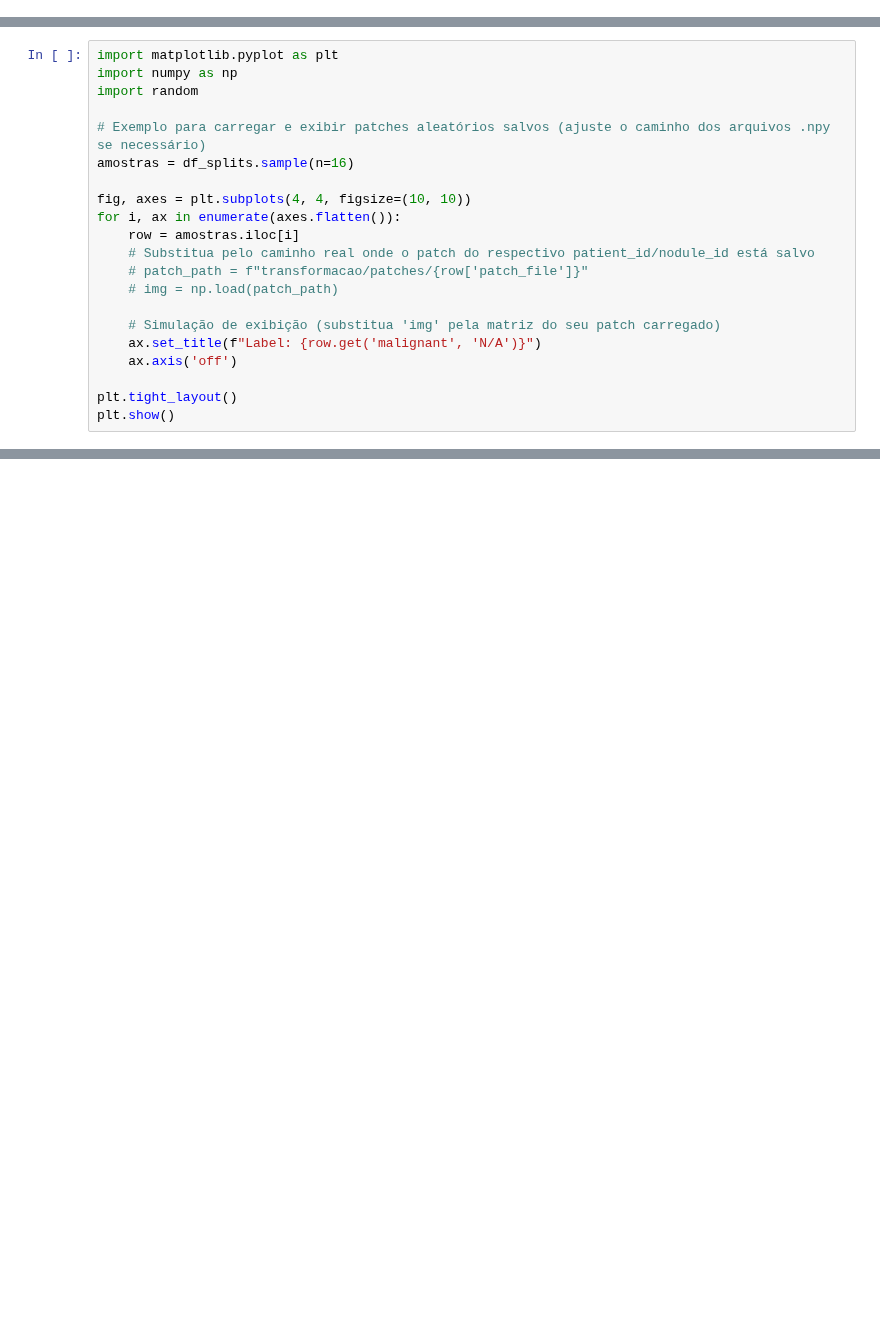
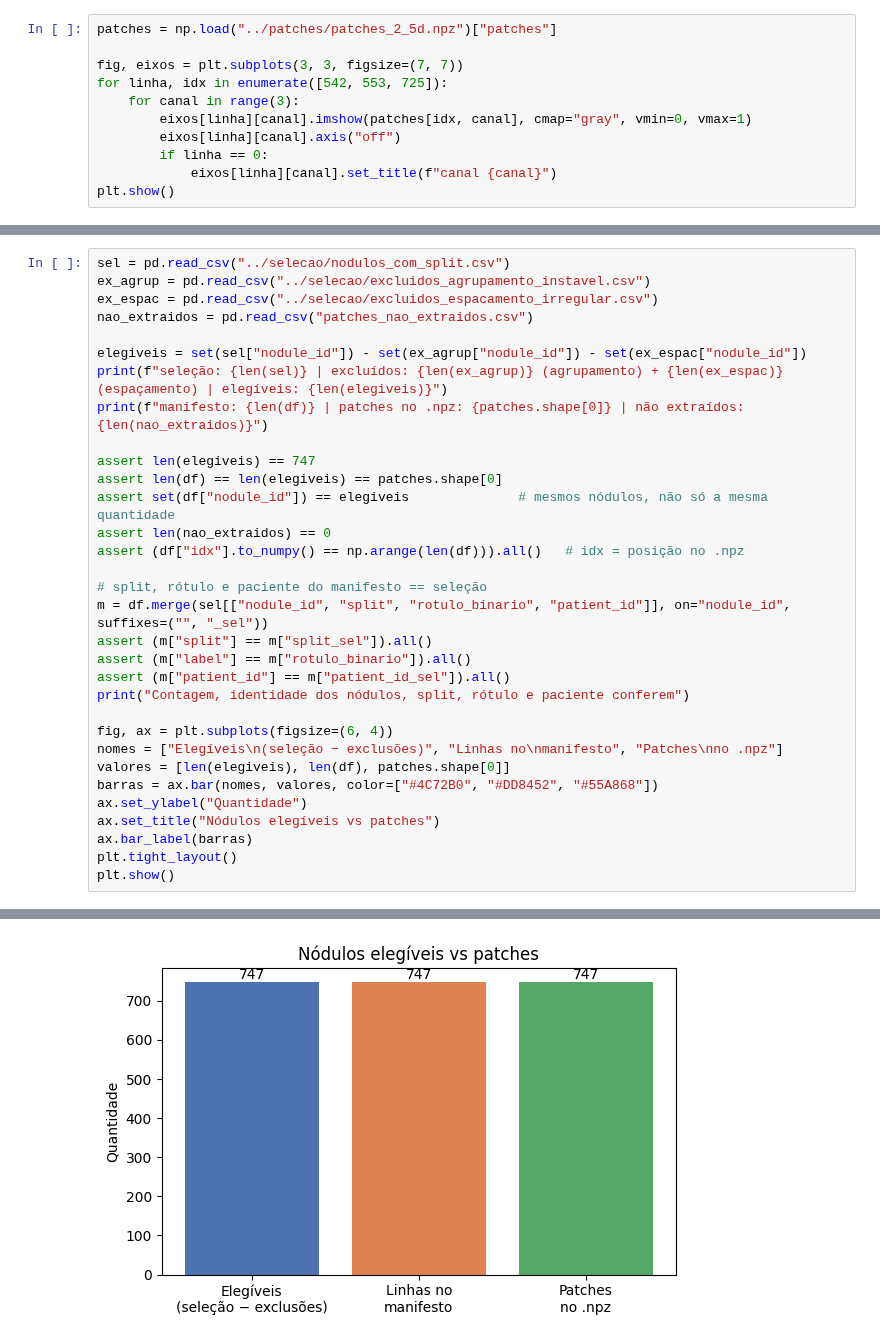
Before and after one commit to EduardoChiela/PI3-Grupo-1, a Jupyter notebook: transformacao/inspecao_visual.ipynb, the cells around one changed output, grey strips where cells are left out. Cells and saved outputs as stored; diff of their text form; blank space fills up the shorter version.

```diff
--- a/transformacao/inspecao_visual.ipynb
+++ b/transformacao/inspecao_visual.ipynb
@@ -29,0 +284,11 @@ print(proporcoes)
+# %%
+patches = np.load("../patches/patches_2_5d.npz")["patches"]
+
+fig, eixos = plt.subplots(3, 3, figsize=(7, 7))
+for linha, idx in enumerate([542, 553, 725]):
+    for canal in range(3):
+        eixos[linha][canal].imshow(patches[idx, canal], cmap="gray", vmin=0, vmax=1)
+        eixos[linha][canal].axis("off")
+        if linha == 0:
+            eixos[linha][canal].set_title(f"canal {canal}")
+plt.show()
@@ -32,21 +327,33 @@ Inspeção Visual de 30 a 50 patches
 # %%
-import matplotlib.pyplot as plt
-import numpy as np
-import random
+sel = pd.read_csv("../selecao/nodulos_com_split.csv")
+ex_agrup = pd.read_csv("../selecao/excluidos_agrupamento_instavel.csv")
+ex_espac = pd.read_csv("../selecao/excluidos_espacamento_irregular.csv")
+nao_extraidos = pd.read_csv("patches_nao_extraidos.csv")
 
-# Exemplo para carregar e exibir patches aleatórios salvos (ajuste o caminho dos arquivos .npy se necessário)
-amostras = df_splits.sample(n=16)
+elegiveis = set(sel["nodule_id"]) - set(ex_agrup["nodule_id"]) - set(ex_espac["nodule_id"])
+print(f"seleção: {len(sel)} | excluídos: {len(ex_agrup)} (agrupamento) + {len(ex_espac)} (espaçamento) | elegíveis: {len(elegiveis)}")
+print(f"manifesto: {len(df)} | patches no .npz: {patches.shape[0]} | não extraídos: {len(nao_extraidos)}")
 
-fig, axes = plt.subplots(4, 4, figsize=(10, 10))
-for i, ax in enumerate(axes.flatten()):
-    row = amostras.iloc[i]
-    # Substitua pelo caminho real onde o patch do respectivo patient_id/nodule_id está salvo
-    # patch_path = f"transformacao/patches/{row['patch_file']}"
-    # img = np.load(patch_path)
+assert len(elegiveis) == 747
+assert len(df) == len(elegiveis) == patches.shape[0]
+assert set(df["nodule_id"]) == elegiveis              # mesmos nódulos, não só a mesma quantidade
+assert len(nao_extraidos) == 0
+assert (df["idx"].to_numpy() == np.arange(len(df))).all()   # idx = posição no .npz
 
-    # Simulação de exibição (substitua 'img' pela matriz do seu patch carregado)
-    ax.set_title(f"Label: {row.get('malignant', 'N/A')}")
-    ax.axis('off')
+# split, rótulo e paciente do manifesto == seleção
+m = df.merge(sel[["nodule_id", "split", "rotulo_binario", "patient_id"]], on="nodule_id", suffixes=("", "_sel"))
+assert (m["split"] == m["split_sel"]).all()
+assert (m["label"] == m["rotulo_binario"]).all()
+assert (m["patient_id"] == m["patient_id_sel"]).all()
+print("Contagem, identidade dos nódulos, split, rótulo e paciente conferem")
 
+fig, ax = plt.subplots(figsize=(6, 4))
+nomes = ["Elegíveis\n(seleção − exclusões)", "Linhas no\nmanifesto", "Patches\nno .npz"]
+valores = [len(elegiveis), len(df), patches.shape[0]]
+barras = ax.bar(nomes, valores, color=["#4C72B0", "#DD8452", "#55A868"])
+ax.set_ylabel("Quantidade")
+ax.set_title("Nódulos elegíveis vs patches")
+ax.bar_label(barras)
 plt.tight_layout()
 plt.show()
+# %% [output]
@@ -52,0 +363 @@ plt.show()
+[figure, added]
```
Also changed, not shown: parts of 33 cells of this notebook.
